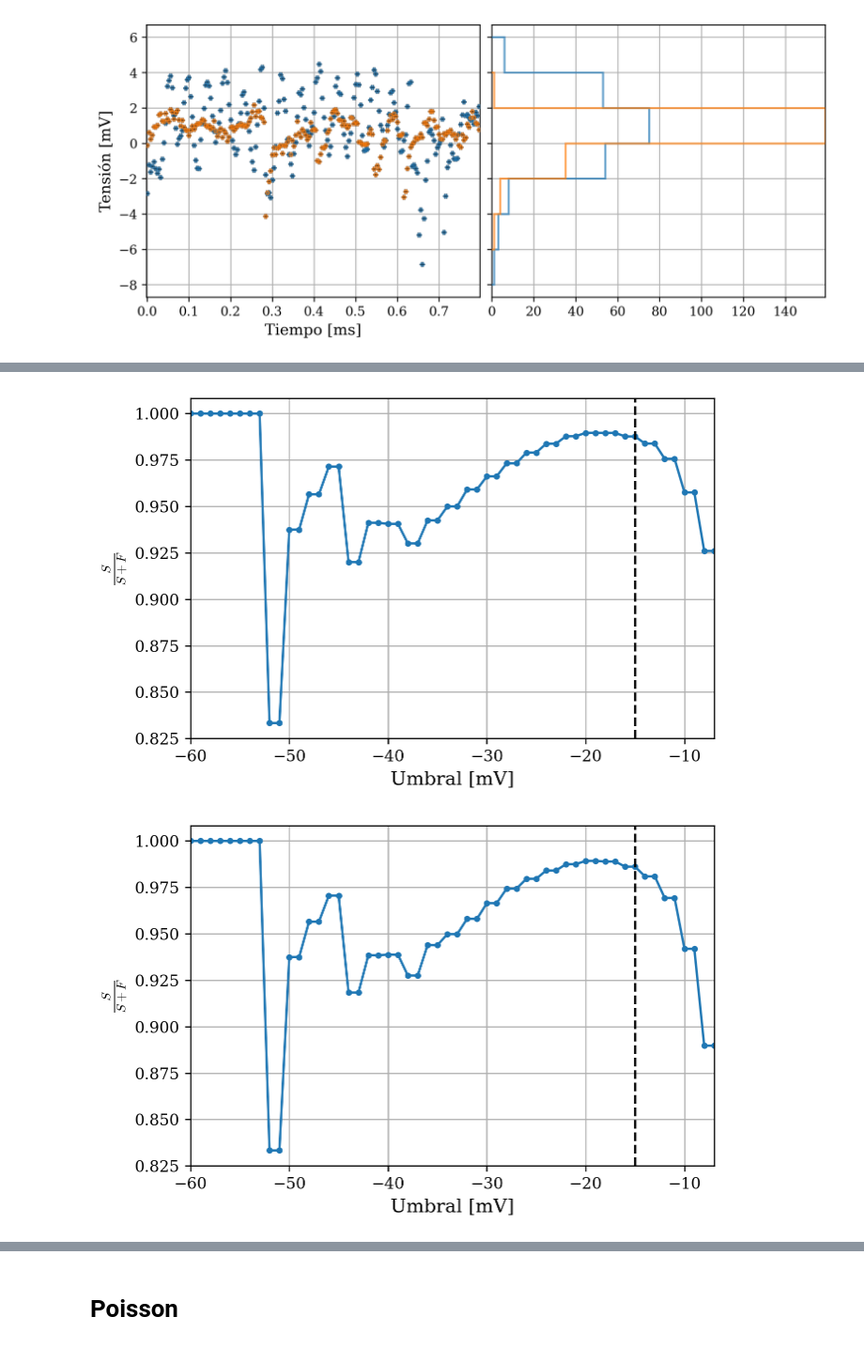
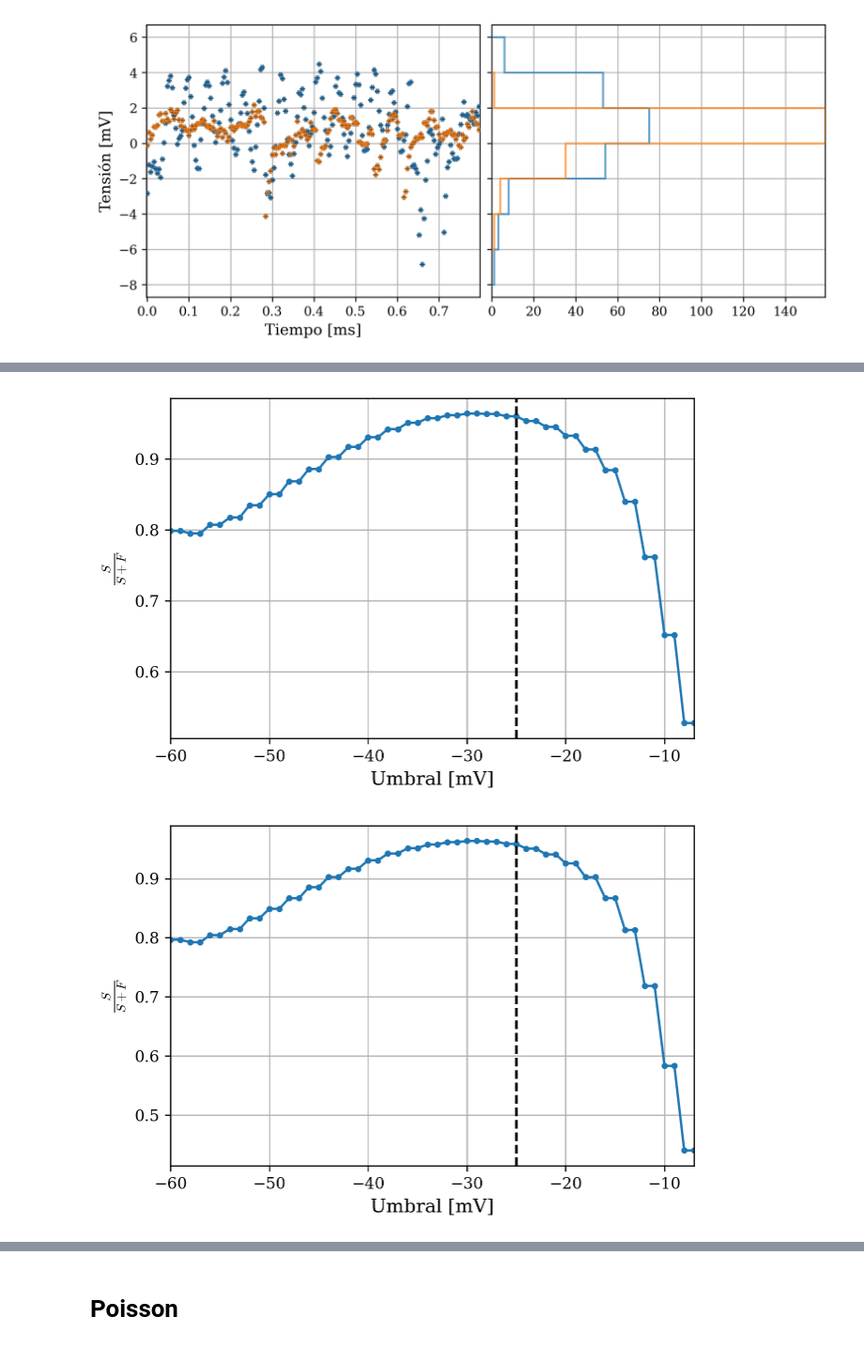
Before and after one commit to agustinbrusco/Laboratorio5, a Jupyter notebook: Datos y código - Práctica 3/peak_stats.ipynb, the cells around one changed output, grey strips where cells are left out. Shown at 94% size. Cells and saved outputs as stored; diff of their text form; code cells hidden in the pictures.

```diff
--- a/Datos y código - Práctica 3/peak_stats.ipynb
+++ b/Datos y código - Práctica 3/peak_stats.ipynb
@@ -143,11 +143,11 @@ plt.show()
 # %% [output]
 [figure]
 # %%
-dt = 80  # μs
+dt = 20  # μs
 freq = 250e3  # Hz
 w_size = int(dt*freq*1e-6)  # Window size in data points
-n_datos = 600
-med_index = 4
+n_datos = 50
+med_index = 5
 plot_args = tiempo, channel, min_val, max_val, med_index, n_datos
 fig, axs = plot_measurements(*plot_args)
 plot_custom_peaks(*plot_args, fig, window_size=w_size)
@@ -162,14 +162,14 @@ freq = 250e3  # Hz
 max_val = 50e-3  # V
 min_val = -150e-3  # V
 
-fig, axs = plt.subplots(4, 1, sharex=True, sharey=True, tight_layout=True)
+fig, axs = plt.subplots(2, 1, sharex=True, sharey=True, tight_layout=True)
 fig.subplots_adjust(hspace=0)
 color_id = 4
 height_dict = dict()
 tension_dict = dict()
-for config, ax in zip(["a", "b", "c", "d"], axs):
+for config, ax in zip(["c", "d"], axs):
 
-    tiempo, volt_vals = np.load(f"DAQ_10s_{max_val*1e3:.0f}_{min_val*1e3:.0f}/"
+    tiempo, volt_vals = np.load(f"DAQ_50s_{max_val*1e3:.0f}_{min_val*1e3:.0f}/"
                                 + f"{modo}_f{freq*1e-3:.0f}k_a{angulo}_t{tension}_{config}.npy")  # s, V
     print(f"loaded {config}")
     bin_range = np.arange(min_val*1e3, max_val*1e3, 2)  # V
@@ -185,7 +185,7 @@ for config, ax in zip(["a", "b", "c", "d"], axs):
     print("ploted hist")
     color_id -= 1
 
-    ax.set_yscale("log")
+    # ax.set_yscale("log")
 ax.set_xlabel("Tensión [mV]")
 
 
@@ -203,34 +199,34 @@ ploted hist
 # %%
-dt = 100  # μs
-config_fondo = "b"
+config_fondo = "c"
+config_signal = "d"
 for dt in [20, 40, 100, 200]:  # μs
     height_dict = dict()
     tension_dict = dict()
-    for config, ax in zip(["a", "b", "c", "d"], axs):
-        tiempo, volt_vals = np.load(f"DAQ_10s_{max_val*1e3:.0f}_{min_val*1e3:.0f}/"
+    for config, ax in zip(["c", "d"], axs):
+        tiempo, volt_vals = np.load(f"DAQ_50s_{max_val*1e3:.0f}_{min_val*1e3:.0f}/"
                                     + f"{modo}_f{freq*1e-3:.0f}k_a{angulo}_t{tension}_{config}.npy")  # s, V
         bin_range = np.arange(min_val*1e3, max_val*1e3, 2)  # V
         bins = bin_range[(volt_vals.max()*1e3 + 2 >= bin_range) & (volt_vals.min()*1e3 - 2 <= bin_range)]  # V
         t, v = get_peaks(tiempo, volt_vals, int(dt*freq*1e-6))
         # v_maximos = v[v.size//2]
         obs, *_ = np.histogram(v*1e3, bins=bins,)
         height_dict[config] = obs
         tension_dict[config] = bins[:-1] - 1
 
 
     umbrales = np.arange(-60, -6, 1, dtype=float)  # mV
     frac = np.zeros_like(umbrales)
     for i, umbral in enumerate(umbrales):  # V
-        signal_and_back = sum(height_dict["d"][tension_dict["d"] <  umbral])
+        signal_and_back = sum(height_dict[config_signal][tension_dict[config_signal] <  umbral])
         background = sum(height_dict[config_fondo][tension_dict[config_fondo] <  umbral])
         # print(signal_and_back, background, umbral)
         frac[i] = (signal_and_back-background)/signal_and_back
 
     plt.plot(umbrales, frac, '.-')
-    plt.axvline(-15, ls='--', c="k")
+    plt.axvline(-25, ls='--', c="k")
     plt.xlabel("Umbral [mV]")
     plt.ylabel(r"$\frac{S}{S+F}$")
     plt.show()
 # %% [output]
-[figure, old version]
+[figure, new version]
-[figure, old version]
+[figure, new version]
```
Also changed, not shown: parts of 8 cells of this notebook.
